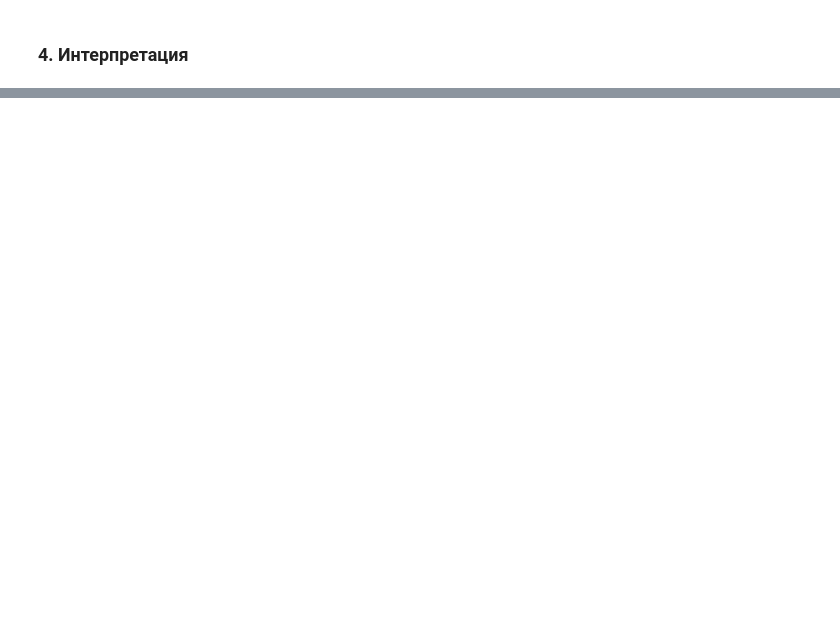
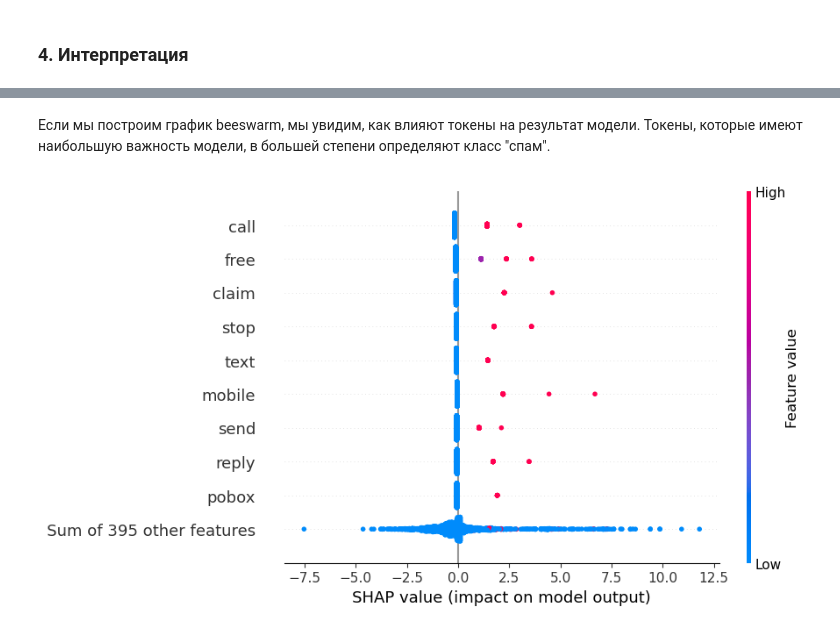
Before and after one commit to CyberLympha/data-analyze-for-cybersecurity, a Jupyter notebook: Практика/5.1/5.1 Practice - Spam Classification.ipynb, the cells around one changed output, grey strips where cells are left out. Drawn from its saved outputs; the diff is of its cells as text; code cells hidden in the pictures; blank space fills up the shorter version.

```diff
--- a/Практика/5.1/5.1 Practice - Spam Classification.ipynb
+++ b/Практика/5.1/5.1 Practice - Spam Classification.ipynb
@@ -559,0 +551,6 @@ y=1 top features
+# %% [markdown]
+Если мы построим график beeswarm, мы увидим, как влияют токены на результат модели. Токены, которые имеют наибольшую важность модели, в большей степени определяют класс "спам".
+# %%
+shap.plots.beeswarm(shap_values_line)
+# %% [output]
+[figure, added]
```
Also changed, not shown: parts of 24 cells of this notebook.
